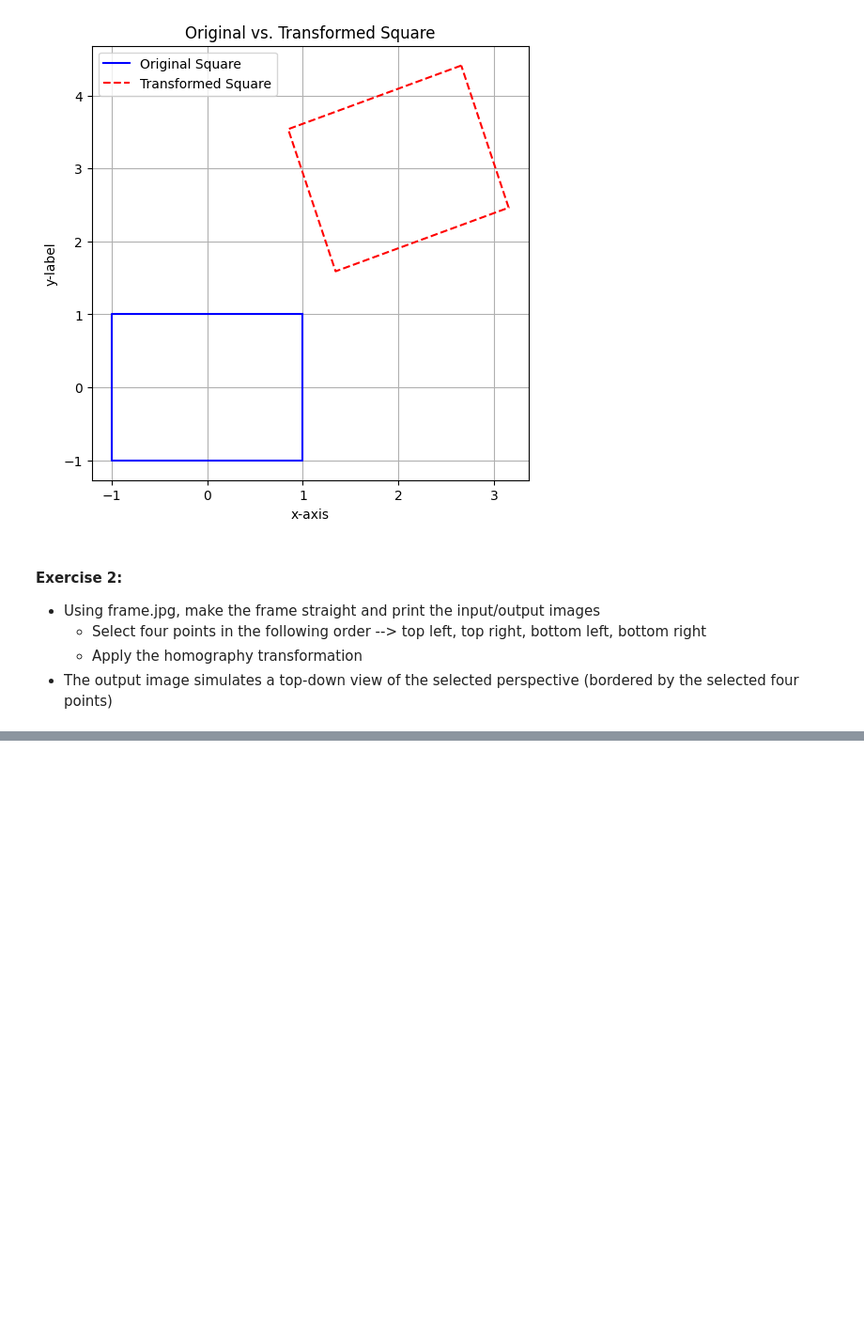
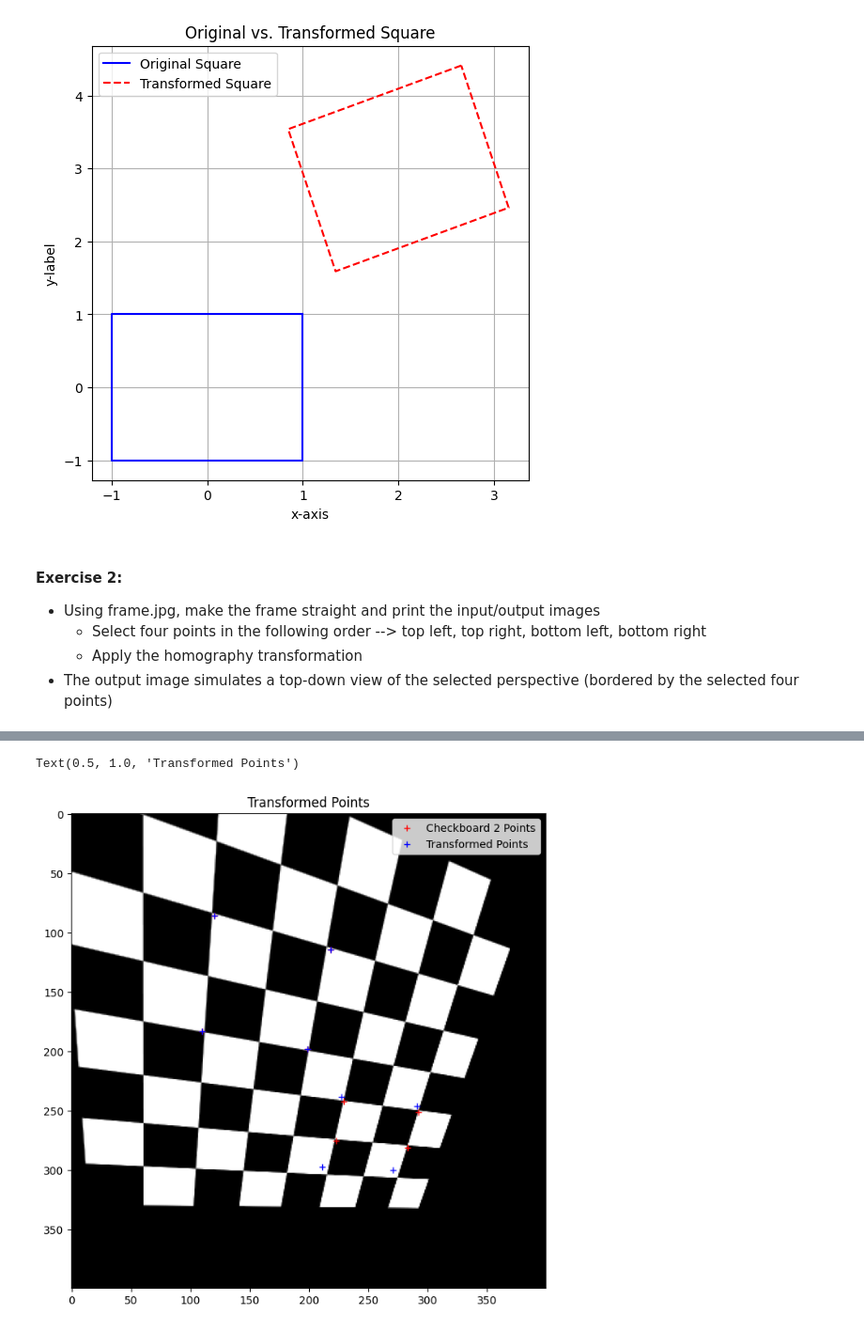
Before and after one commit to lamiselsayed/Computer-Vision-Repository, a Jupyter notebook: Quiz 2 Practice (Lamis).ipynb, the cells around one changed output, grey strips where cells are left out. Shown at 94% size. Drawn from its saved outputs; the diff is of its cells as text; code cells hidden in the pictures; blank space fills up the shorter version.

```diff
--- a/Quiz 2 Practice (Lamis).ipynb
+++ b/Quiz 2 Practice (Lamis).ipynb
@@ -131,0 +238,19 @@ Error:
+# %%
+input_points = np.array(pts1[:, :4], dtype = np.float32).T
+outputPoints = np.array(pts2[:, :4], dtype = np.float32).T
+# %%
+H = cv2.getPerspectiveTransform(input_points, outputPoints)
+_pts1 = cv2.perspectiveTransform(pts1.T.reshape(-1, 1, 2).astype(np.float32), H)        # apply homography to pts1
+                                                                                        # you'll have to reshape it because perspectiveTransform
+                                                                                        # expects the points to be a 3D arr??, where each point
+                                                                                        # occupies 1 row and has 2 cols (x, y); -1 -- number of pts = total # of rows
+# %%
+plt.figure(figsize = (8, 8))
+plt.imshow(image2, cmap = 'gray')
+plt.plot(pts2[0, :], pts2[1, :], 'r+', label = 'Checkboard 2 Points')
+plt.plot(_pts1[:, :, 0], _pts1[:, :, 1], 'b+', label = 'Transformed Points')
+plt.legend()
+plt.title('Transformed Points')
+# %% [output]
+Text(0.5, 1.0, 'Transformed Points')
+[figure, added]
```
Also changed, not shown: parts of 15 cells of this notebook.
